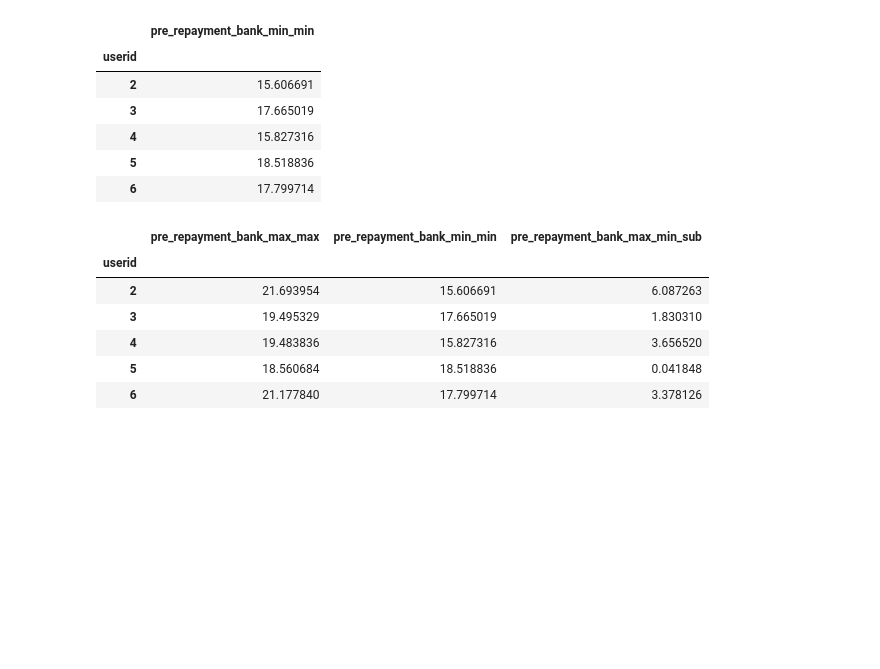
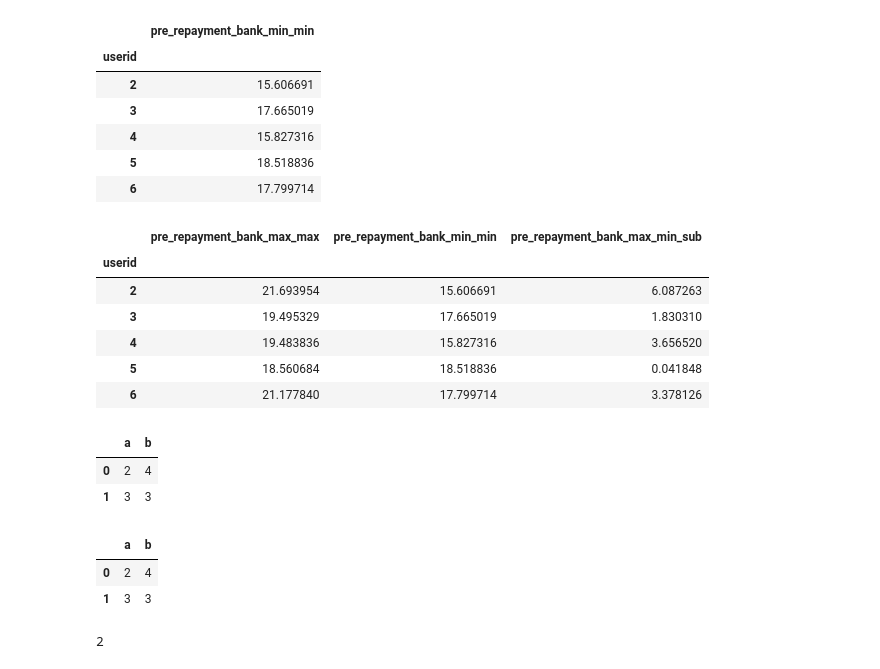
Before and after one commit to hadoop73/sklearn, a Jupyter notebook: predict_risk/feature/bill_detail_4.ipynb, the cells around one changed output. Drawn from its saved outputs; the diff is of its cells as text; code cells hidden in the pictures; blank space fills up the shorter version.

```diff
--- a/predict_risk/feature/bill_detail_4.ipynb
+++ b/predict_risk/feature/bill_detail_4.ipynb
@@ -837,0 +840,18 @@ pre_repayment_bank.head()
+# %%
+a=pd.DataFrame({'a':[2,3],'b':[4,3]})
+a
+# %% [output]
+|  | a | b |
+| 0 | 2 | 4 |
+| 1 | 3 | 3 |
+# %%
+t = a.sort('b',ascending=False)
+t
+# %% [output]
+|  | a | b |
+| 0 | 2 | 4 |
+| 1 | 3 | 3 |
+# %%
+a.loc[0,'a']
+# %% [output]
+2
```
Also changed, not shown: parts of 1 cell of this notebook.
